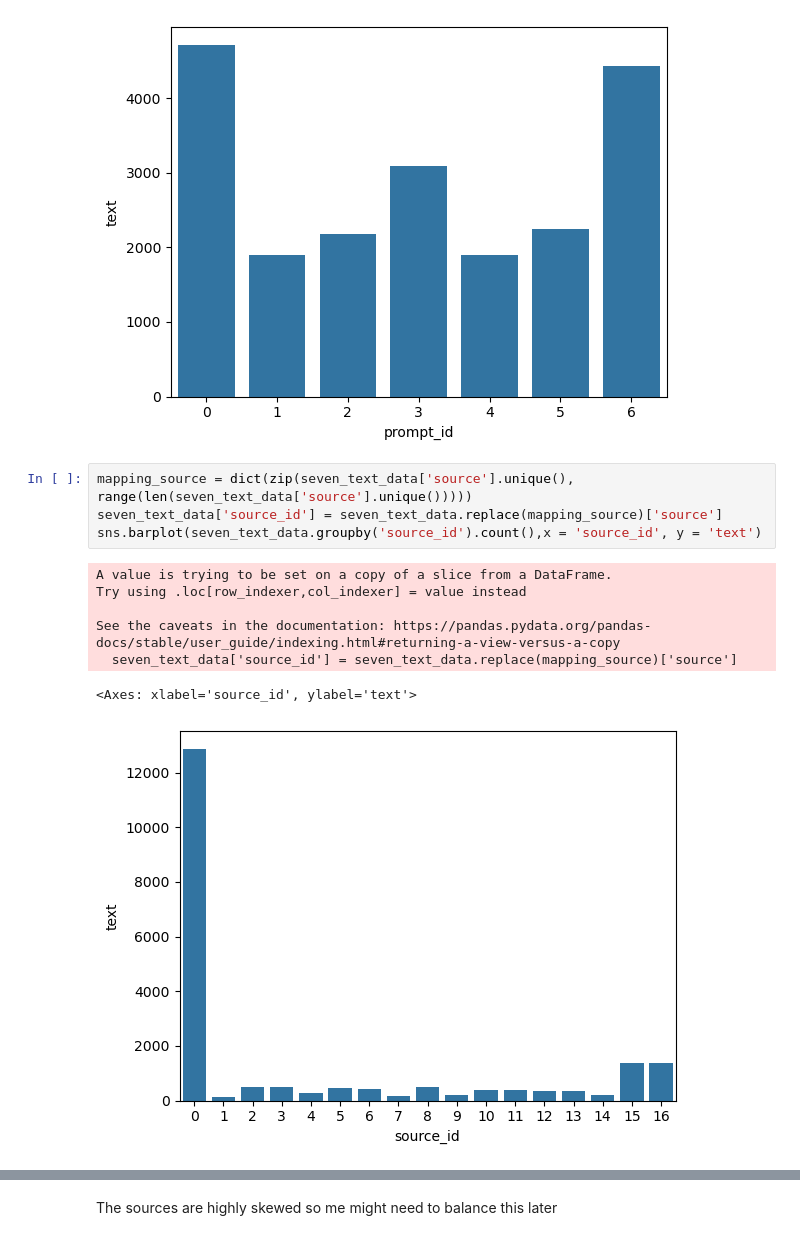
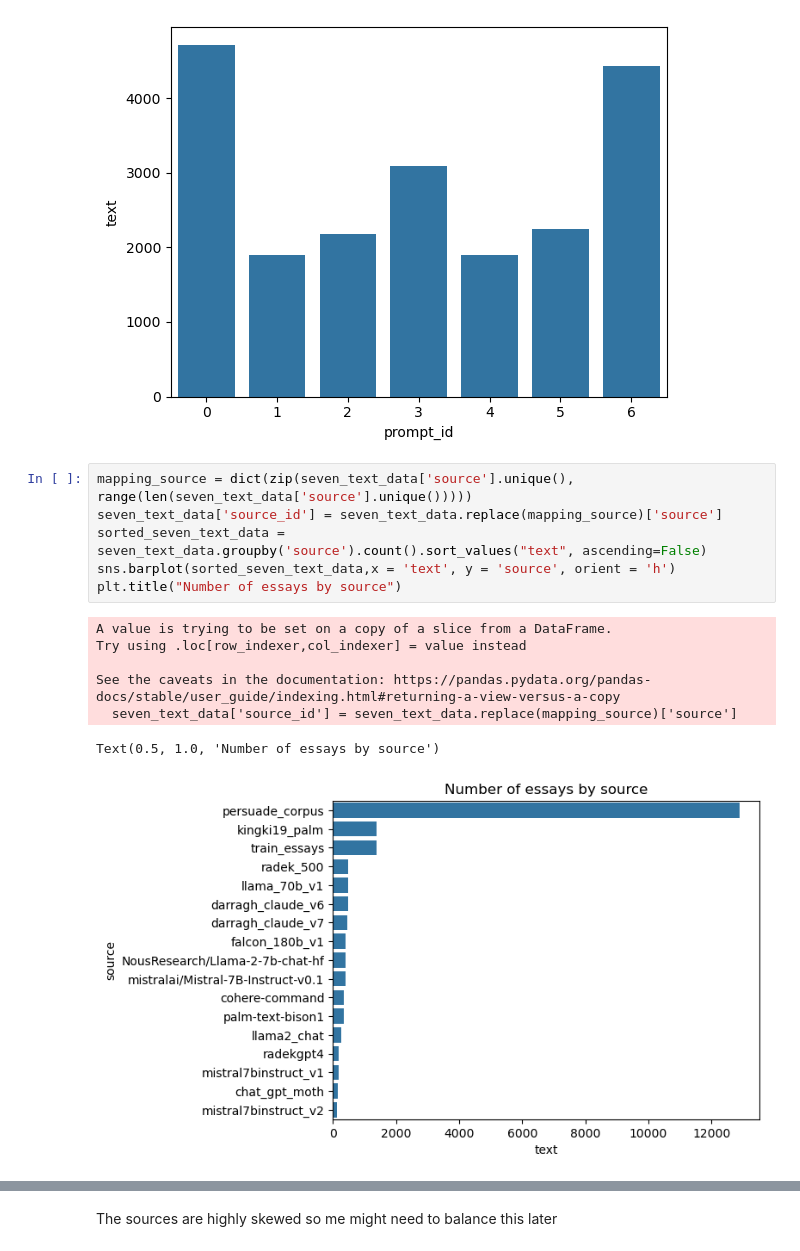
Before and after one commit to jeremy01911/advanced_machine_learning, a Jupyter notebook: exploration.ipynb, the cells around one changed output, grey strips where cells are left out. Saved outputs shown, nothing was run; the diff lists cells and outputs as text.

```diff
--- a/exploration.ipynb
+++ b/exploration.ipynb
@@ -104,12 +115,14 @@ sns.barplot(seven_text_data.groupby('prompt_id').count(),x = 'prompt_id', y = 't
 # %%
 mapping_source = dict(zip(seven_text_data['source'].unique(), range(len(seven_text_data['source'].unique()))))
 seven_text_data['source_id'] = seven_text_data.replace(mapping_source)['source']
-sns.barplot(seven_text_data.groupby('source_id').count(),x = 'source_id', y = 'text')
+sorted_seven_text_data = seven_text_data.groupby('source').count().sort_values("text", ascending=False)
+sns.barplot(sorted_seven_text_data,x = 'text', y = 'source', orient = 'h')
+plt.title("Number of essays by source")
 # %% [output]
 A value is trying to be set on a copy of a slice from a DataFrame.
 Try using .loc[row_indexer,col_indexer] = value instead
 
 See the caveats in the documentation: https://pandas.pydata.org/pandas-docs/stable/user_guide/indexing.html#returning-a-view-versus-a-copy
   seven_text_data['source_id'] = seven_text_data.replace(mapping_source)['source']
-<Axes: xlabel='source_id', ylabel='text'>
+Text(0.5, 1.0, 'Number of essays by source')
-[figure, old version]
+[figure, new version]
```
Also changed, not shown: parts of 8 cells of this notebook.
